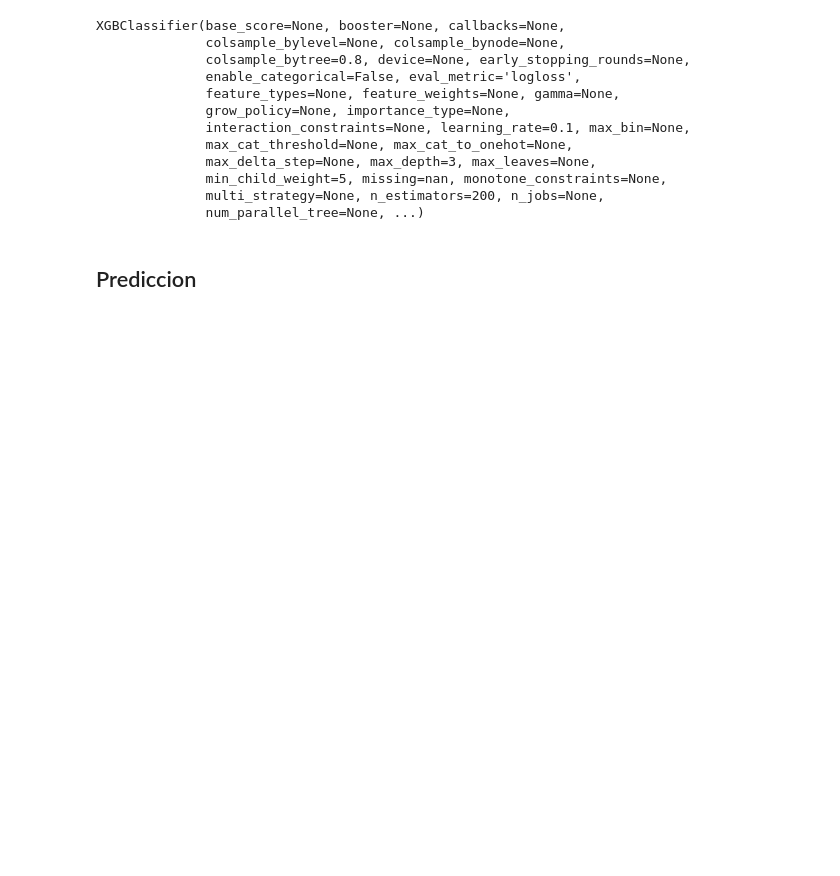
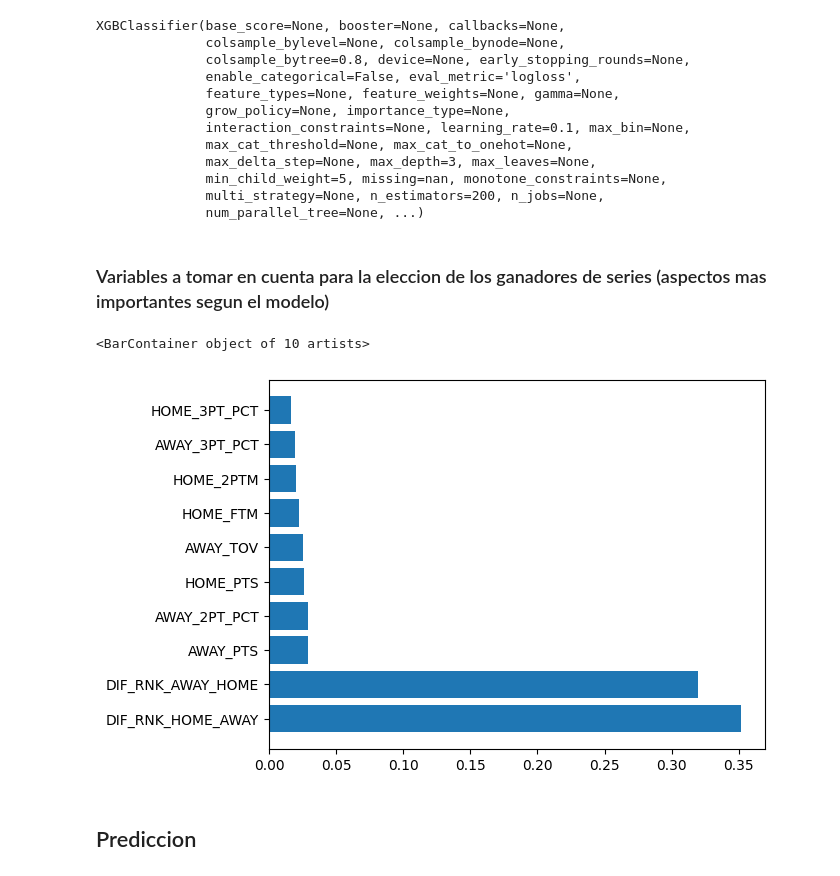
Before and after one commit to MarBL00126/SimulacionLigaArgentinaPlayoffs25-26, a Jupyter notebook: SimulacionLigaArgentinaPlayoffs-Semifinales.ipynb, the cells around one changed output. Cells and saved outputs as stored; diff of their text form; code cells hidden in the pictures; blank space fills up the shorter version.

```diff
--- a/SimulacionLigaArgentinaPlayoffs-Semifinales.ipynb
+++ b/SimulacionLigaArgentinaPlayoffs-Semifinales.ipynb
@@ -395,6 +395,18 @@ DATA=data_stats_fitter.generate_team_profiles()
 # %%
 # feature scaler + fine-turned SVM
 DIS = make_pipeline(scaler,Dis)
+# %% [markdown]
+### Variables a tomar en cuenta para la eleccion de los ganadores de series (aspectos mas importantes segun el modelo)
+# %%
+import numpy as np
+sorted_idx = Dis.feature_importances_.argsort()[::-1]
+sorted_idx
+axe=np.array(selected_features)
+from matplotlib import pyplot as plt
+plt.barh(axe[sorted_idx][:10], Dis.feature_importances_[sorted_idx][:10])
+# %% [output]
+<BarContainer object of 10 artists>
+[figure, added]
 # %% [markdown]
 ## Prediccion
 # %% [markdown]
```
Also changed, not shown: parts of 4 cells of this notebook.
